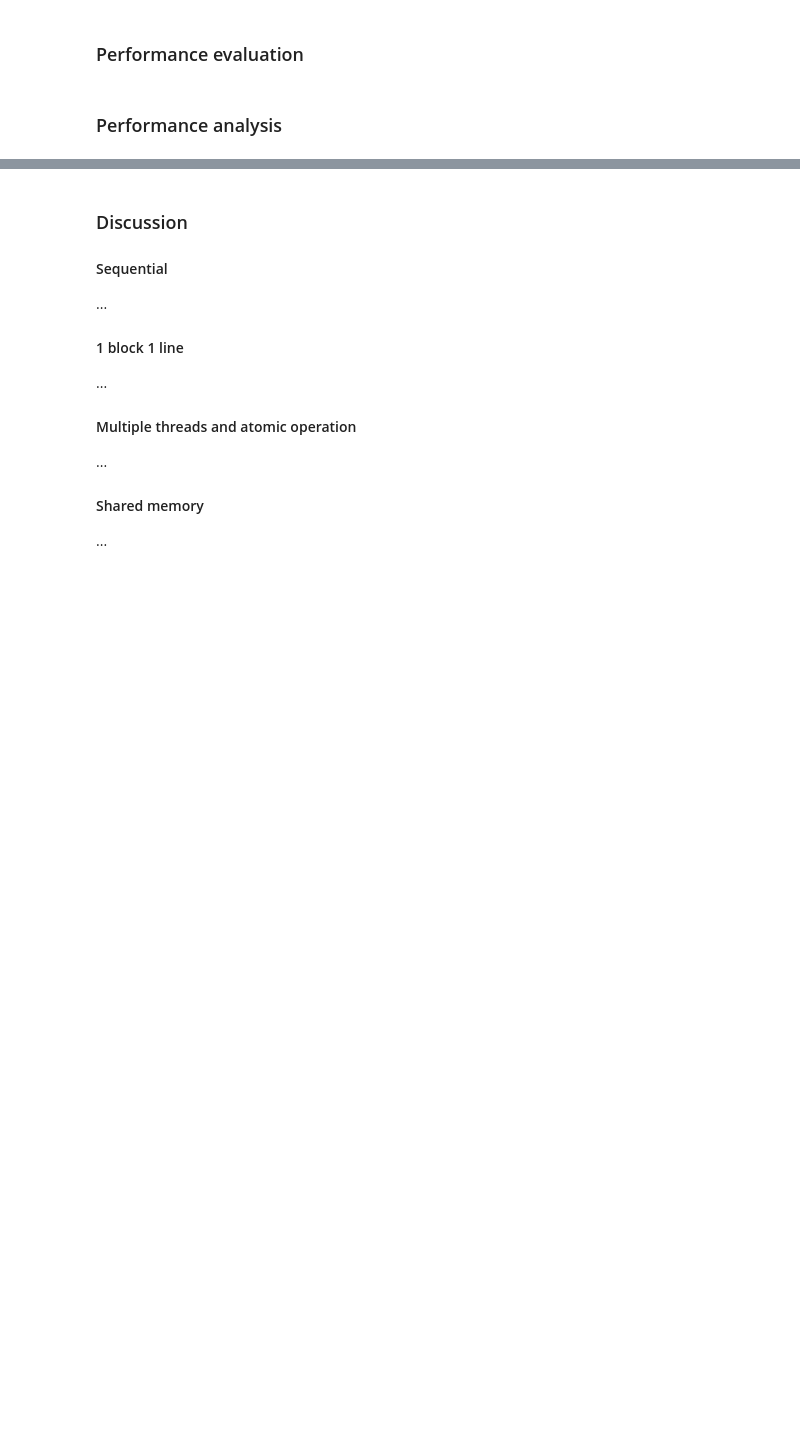
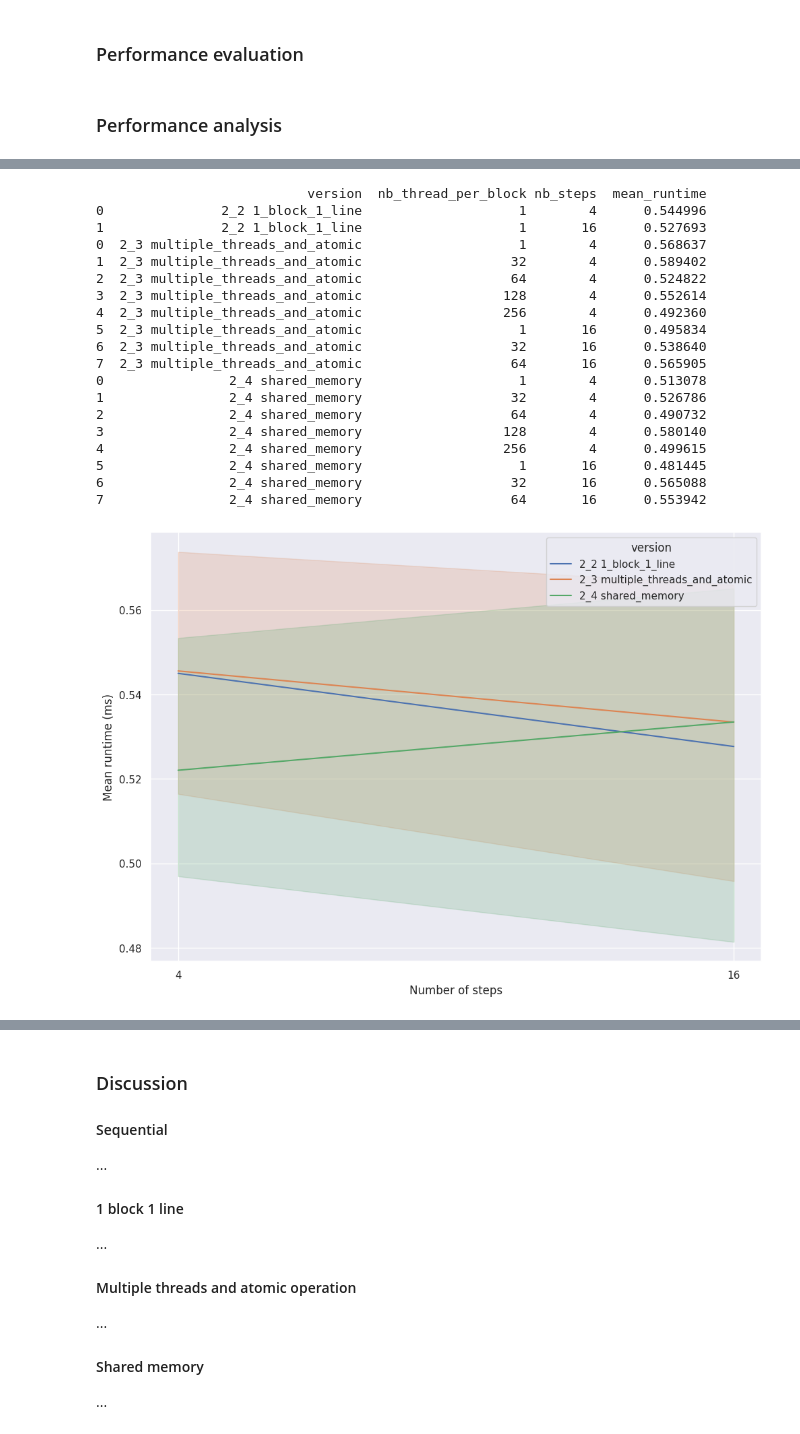
Before and after one commit to CyrilGomes/TP_CUDA, a Jupyter notebook: src/cuda_tp.ipynb, the cells around one changed output, grey strips where cells are left out. Saved outputs shown, nothing was run; the diff lists cells and outputs as text; code cells hidden in the pictures; blank space fills up the shorter version.

```diff
--- a/src/cuda_tp.ipynb
+++ b/src/cuda_tp.ipynb
@@ -366,3 +422,80 @@ for n in N:
+# %%
+#Do the same performance analysis as part 1
+
+import pandas as pd
+import seaborn as sns
+import matplotlib.pyplot as plt
+
+df = pd.read_csv("stats_part2.csv")
+
+#Plot the performance of the different version vs N
+#There are 4 versions 2_1 Sequential, 2_2 1_block_1_line, 2_3 multiple_threads_and_atomic, 2_4 shared_memory
+df_plot = df[(df['version'] == "2_1 Sequential")]
+df_plot = df_plot.groupby(['N','version','nb_thread_per_block']).mean().reset_index()
+df_plot['version'] = "2_1 Sequential"
+df_plot = df_plot.rename(columns={"runtime": "mean_runtime"})
+df_plot = df_plot.rename(columns={"nb_thread_per_block": "nb_thread_per_block"})
+df_plot = df_plot.rename(columns={"N": "nb_steps"})
+df_plot = df_plot[['version','nb_thread_per_block','nb_steps','mean_runtime']]
+df_plot['nb_steps'] = df_plot['nb_steps'].astype(str)
+
+df_plot2 = df[(df['version'] == "2_2 1_block_1_line")]
+df_plot2 = df_plot2.groupby(['N','version','nb_thread_per_block']).mean().reset_index()
+df_plot2['version'] = "2_2 1_block_1_line"
+df_plot2 = df_plot2.rename(columns={"runtime": "mean_runtime"})
+df_plot2 = df_plot2.rename(columns={"nb_thread_per_block": "nb_thread_per_block"})
+df_plot2 = df_plot2.rename(columns={"N": "nb_steps"})
+df_plot2 = df_plot2[['version','nb_thread_per_block','nb_steps','mean_runtime']]
+df_plot2['nb_steps'] = df_plot2['nb_steps'].astype(str)
+
+df_plot3 = df[(df['version'] == "2_3 multiple_threads_and_atomic")]
+df_plot3 = df_plot3.groupby(['N','version','nb_thread_per_block']).mean().reset_index()
+df_plot3['version'] = "2_3 multiple_threads_and_atomic"
+df_plot3 = df_plot3.rename(columns={"runtime": "mean_runtime"})
+df_plot3 = df_plot3.rename(columns={"nb_thread_per_block": "nb_thread_per_block"})
+df_plot3 = df_plot3.rename(columns={"N": "nb_steps"})
+df_plot3 = df_plot3[['version','nb_thread_per_block','nb_steps','mean_runtime']]
+df_plot3['nb_steps'] = df_plot3['nb_steps'].astype(str)
+
+df_plot4 = df[(df['version'] == "2_4 shared_memory")]
+df_plot4 = df_plot4.groupby(['N','version','nb_thread_per_block']).mean().reset_index()
+df_plot4['version'] = "2_4 shared_memory"
+df_plot4 = df_plot4.rename(columns={"runtime": "mean_runtime"})
+df_plot4 = df_plot4.rename(columns={"nb_thread_per_block": "nb_thread_per_block"})
+df_plot4 = df_plot4.rename(columns={"N": "nb_steps"})
+df_plot4 = df_plot4[['version','nb_thread_per_block','nb_steps','mean_runtime']]
+df_plot4['nb_steps'] = df_plot4['nb_steps'].astype(str)
+
+df_plot = df_plot.append(df_plot2)
+df_plot = df_plot.append(df_plot3)
+df_plot = df_plot.append(df_plot4)
+
+sns.set(style="whitegrid")
+sns.set(rc={'figure.figsize':(11.7,8.27)})
+ax = sns.lineplot(x="nb_steps", y="mean_runtime", hue="version", data=df_plot)
+ax.set(xlabel='Number of steps', ylabel='Mean runtime (ms)')
+plt.show()
+# %% [output]
+                           version  nb_thread_per_block nb_steps  mean_runtime
+0               2_2 1_block_1_line                    1        4      0.544996
+1               2_2 1_block_1_line                    1       16      0.527693
+0  2_3 multiple_threads_and_atomic                    1        4      0.568637
+1  2_3 multiple_threads_and_atomic                   32        4      0.589402
+2  2_3 multiple_threads_and_atomic                   64        4      0.524822
+3  2_3 multiple_threads_and_atomic                  128        4      0.552614
+4  2_3 multiple_threads_and_atomic                  256        4      0.492360
+5  2_3 multiple_threads_and_atomic                    1       16      0.495834
+6  2_3 multiple_threads_and_atomic                   32       16      0.538640
+7  2_3 multiple_threads_and_atomic                   64       16      0.565905
+0                2_4 shared_memory                    1        4      0.513078
+1                2_4 shared_memory                   32        4      0.526786
+2                2_4 shared_memory                   64        4      0.490732
+3                2_4 shared_memory                  128        4      0.580140
+4                2_4 shared_memory                  256        4      0.499615
+5                2_4 shared_memory                    1       16      0.481445
+6                2_4 shared_memory                   32       16      0.565088
+7                2_4 shared_memory                   64       16      0.553942
+[figure, added]
 # %%
 %matplotlib inline
 import matplotlib.pyplot as plt
```
Also changed, not shown: parts of 4 cells of this notebook, 4 other files.
